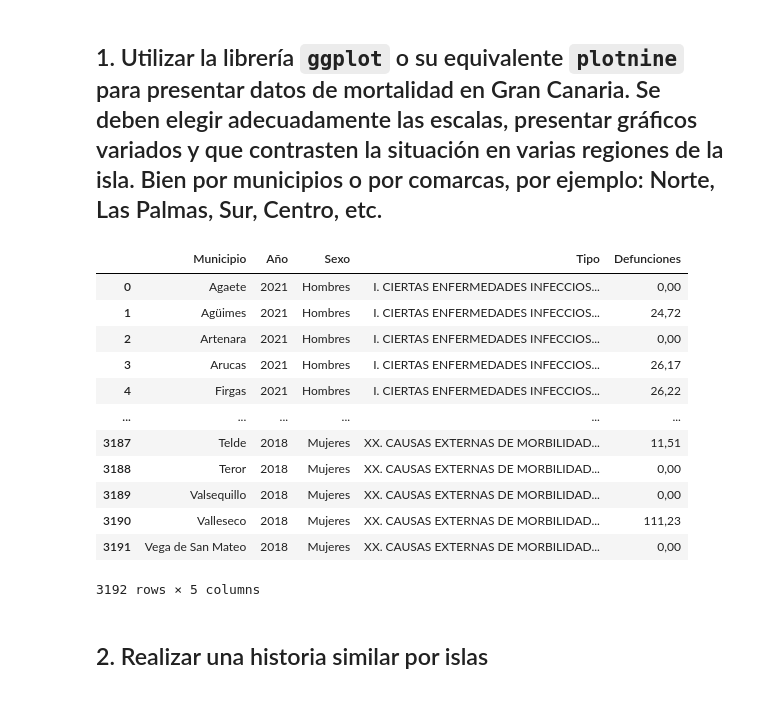
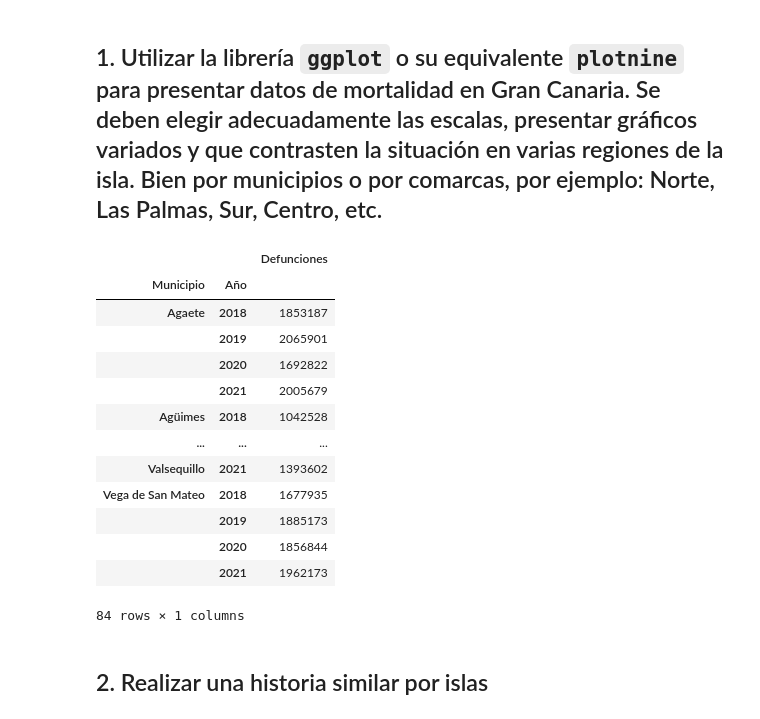
Before and after one commit to alu0101351773/VIS_practicas, a Jupyter notebook: src/jorge_cabrera_alu0101351773_comunicacion_efectiva.ipynb, the cells around one changed output. Saved outputs shown, nothing was run; the diff lists cells and outputs as text; code cells hidden in the pictures.

Commit message:
gráfico con datos de defunciones globales generado, pendiente de hacer por género y toda la pesca

```diff
--- a/src/jorge_cabrera_alu0101351773_comunicacion_efectiva.ipynb
+++ b/src/jorge_cabrera_alu0101351773_comunicacion_efectiva.ipynb
@@ -5,24 +5,29 @@
 # %%
 import pandas as pd
 import geopandas as gp
 from plotnine import *
 
 df = pd.read_csv('../data/defStatTasas.csv').drop(labels = 'Unnamed: 0', axis = 'columns')
-display(df)
+
+df['Municipio'] = df['Municipio'].str.strip()
+df['Defunciones'] = pd.to_numeric(df['Defunciones'].str.replace(',', '.').str.replace('....', '0').str.replace('.', '0'))
+
+display(df.groupby(['Municipio', 'Año']).agg({'Defunciones': 'sum'}))
 # %% [output]
-|  | Municipio | Año | Sexo | Tipo | Defunciones |
-| 0 | Agaete | 2021 | Hombres | I. CIERTAS ENFERMEDADES INFECCIOS... | 0,00 |
-| 1 | Agüimes | 2021 | Hombres | I. CIERTAS ENFERMEDADES INFECCIOS... | 24,72 |
-| 2 | Artenara | 2021 | Hombres | I. CIERTAS ENFERMEDADES INFECCIOS... | 0,00 |
-| 3 | Arucas | 2021 | Hombres | I. CIERTAS ENFERMEDADES INFECCIOS... | 26,17 |
-| 4 | Firgas | 2021 | Hombres | I. CIERTAS ENFERMEDADES INFECCIOS... | 26,22 |
-| ... | ... | ... | ... | ... | ... |
-| 3187 | Telde | 2018 | Mujeres | XX. CAUSAS EXTERNAS DE MORBILIDAD... | 11,51 |
-| 3188 | Teror | 2018 | Mujeres | XX. CAUSAS EXTERNAS DE MORBILIDAD... | 0,00 |
-| 3189 | Valsequillo | 2018 | Mujeres | XX. CAUSAS EXTERNAS DE MORBILIDAD... | 0,00 |
-| 3190 | Valleseco | 2018 | Mujeres | XX. CAUSAS EXTERNAS DE MORBILIDAD... | 111,23 |
-| 3191 | Vega de San Mateo | 2018 | Mujeres | XX. CAUSAS EXTERNAS DE MORBILIDAD... | 0,00 |
+|  |  | Defunciones |
+| Municipio | Año |  |
+| Agaete | 2018 | 1853187 |
+|  | 2019 | 2065901 |
+|  | 2020 | 1692822 |
+|  | 2021 | 2005679 |
+| Agüimes | 2018 | 1042528 |
+| ... | ... | ... |
+| Valsequillo | 2021 | 1393602 |
+| Vega de San Mateo | 2018 | 1677935 |
+|  | 2019 | 1885173 |
+|  | 2020 | 1856844 |
+|  | 2021 | 1962173 |
-3192 rows × 5 columns
+84 rows × 1 columns
 # %% [markdown]
 ## 2. Realizar una historia similar por islas
 # %%
```
Also changed, not shown: parts of 5 cells of this notebook.
